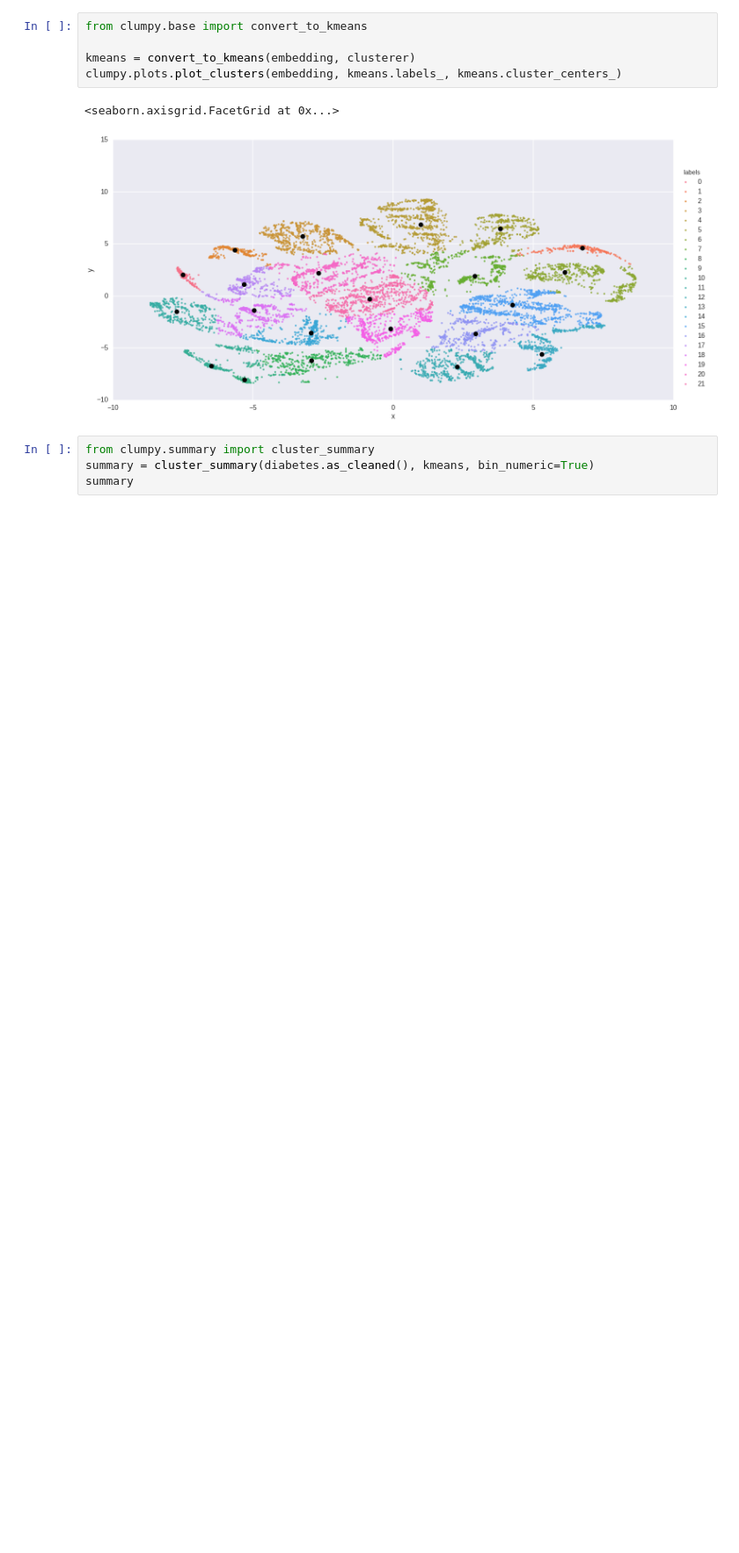
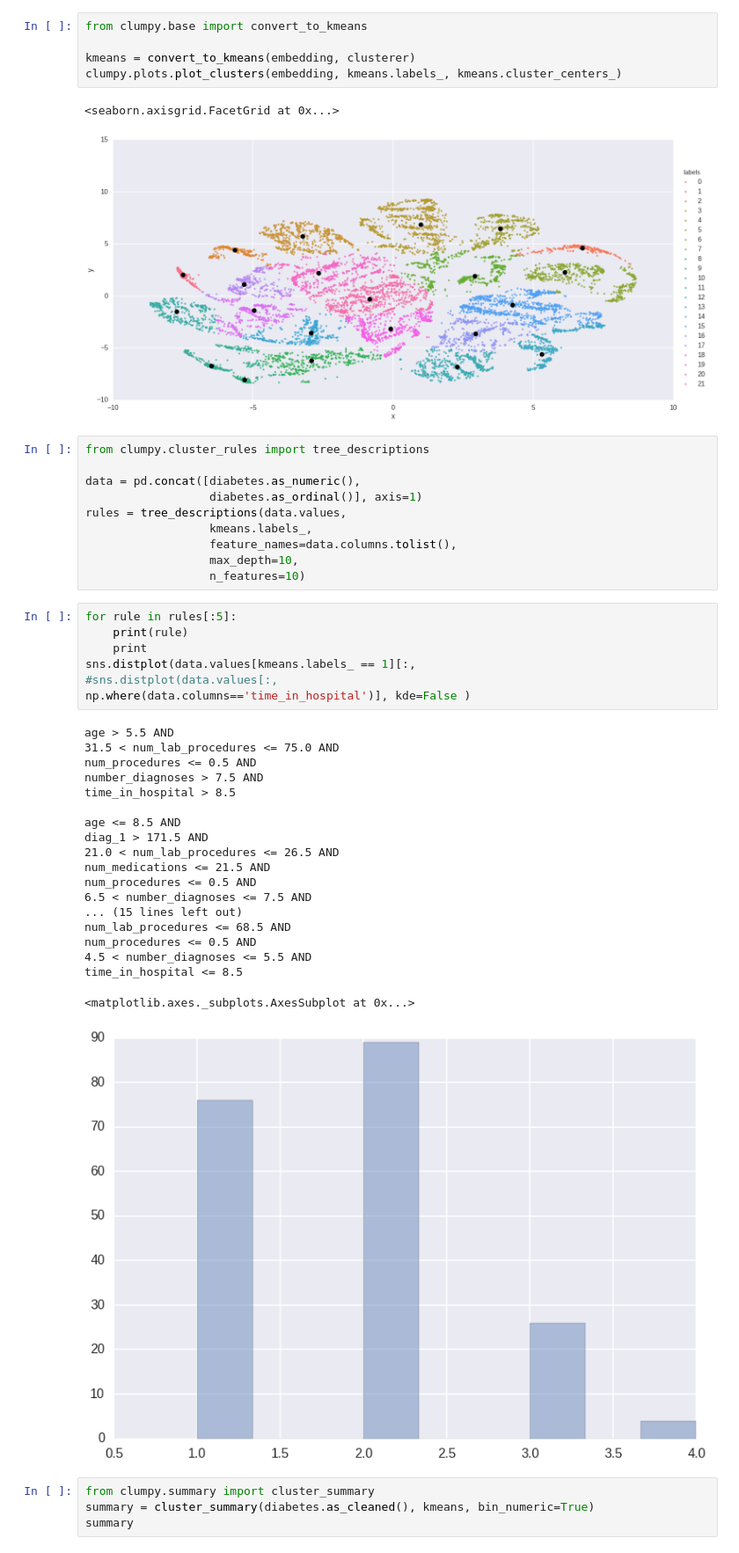
Before and after one commit to joshloyal/ClumPy, a Jupyter notebook: notebooks/10k Diabetes Clustering.ipynb, the cells around one changed output. Shown at 88% size. Drawn from its saved outputs; the diff is of its cells as text; blank space fills up the shorter version.

```diff
--- a/notebooks/10k Diabetes Clustering.ipynb
+++ b/notebooks/10k Diabetes Clustering.ipynb
@@ -68,6 +73,43 @@ clumpy.plots.plot_clusters(embedding, kmeans.labels_, kmeans.cluster_centers_)
 # %% [output]
 <seaborn.axisgrid.FacetGrid at 0x...>
 [figure]
+# %%
+from clumpy.cluster_rules import tree_descriptions
+
+data = pd.concat([diabetes.as_numeric(),
+                  diabetes.as_ordinal()], axis=1)
+rules = tree_descriptions(data.values,
+                  kmeans.labels_,
+                  feature_names=data.columns.tolist(),
+                  max_depth=10,
+                  n_features=10)
+# %%
+for rule in rules[:5]:
+    print(rule)
+    print
+sns.distplot(data.values[kmeans.labels_ == 1][:,
+#sns.distplot(data.values[:,
+np.where(data.columns=='time_in_hospital')], kde=False )
+# %% [output]
+age > 5.5 AND
+31.5 < num_lab_procedures <= 75.0 AND
+num_procedures <= 0.5 AND
+number_diagnoses > 7.5 AND
+time_in_hospital > 8.5
+
+age <= 8.5 AND
+diag_1 > 171.5 AND
+21.0 < num_lab_procedures <= 26.5 AND
+num_medications <= 21.5 AND
+num_procedures <= 0.5 AND
+6.5 < number_diagnoses <= 7.5 AND
+... (15 lines left out)
+num_lab_procedures <= 68.5 AND
+num_procedures <= 0.5 AND
+4.5 < number_diagnoses <= 5.5 AND
+time_in_hospital <= 8.5
+<matplotlib.axes._subplots.AxesSubplot at 0x...>
+[figure, added]
 # %%
 from clumpy.summary import cluster_summary
 summary = cluster_summary(diabetes.as_cleaned(), kmeans, bin_numeric=True)
```
Also changed, not shown: parts of 1 cell of this notebook, 3 other files.
